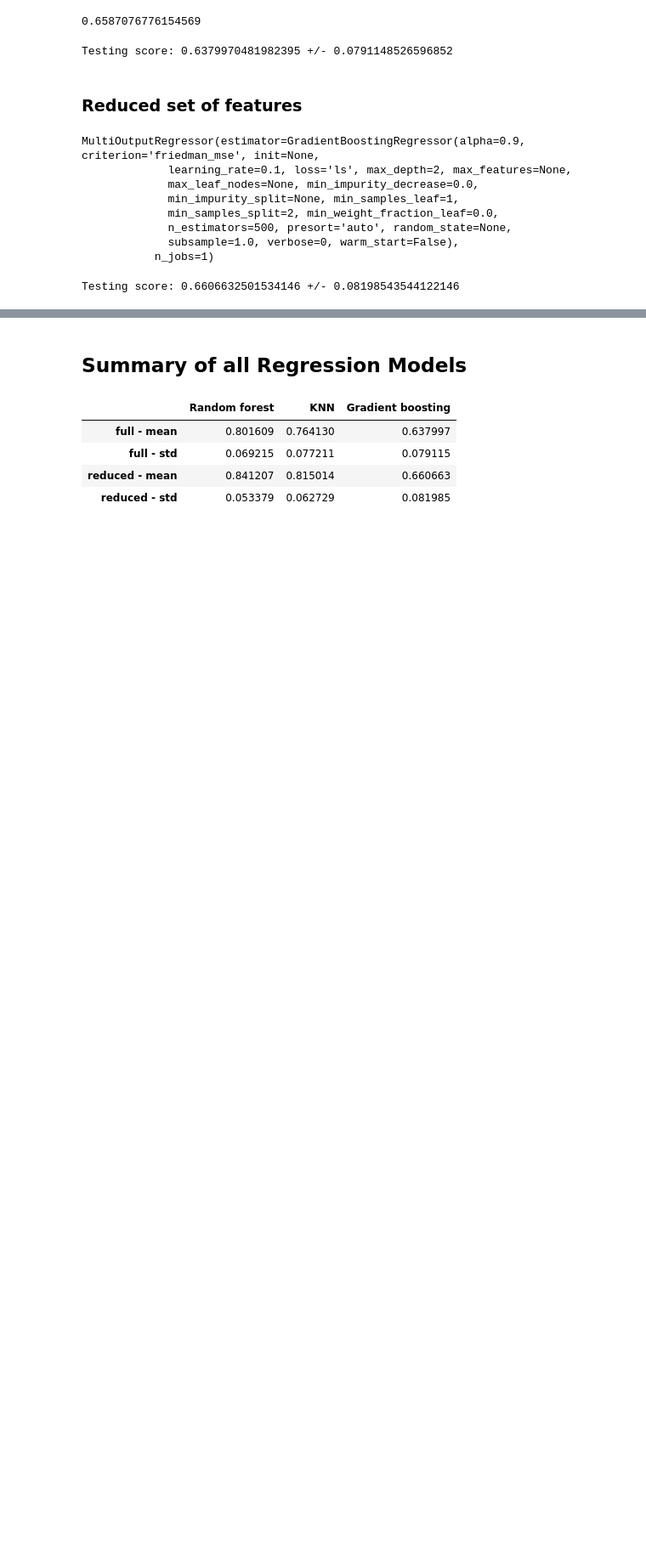
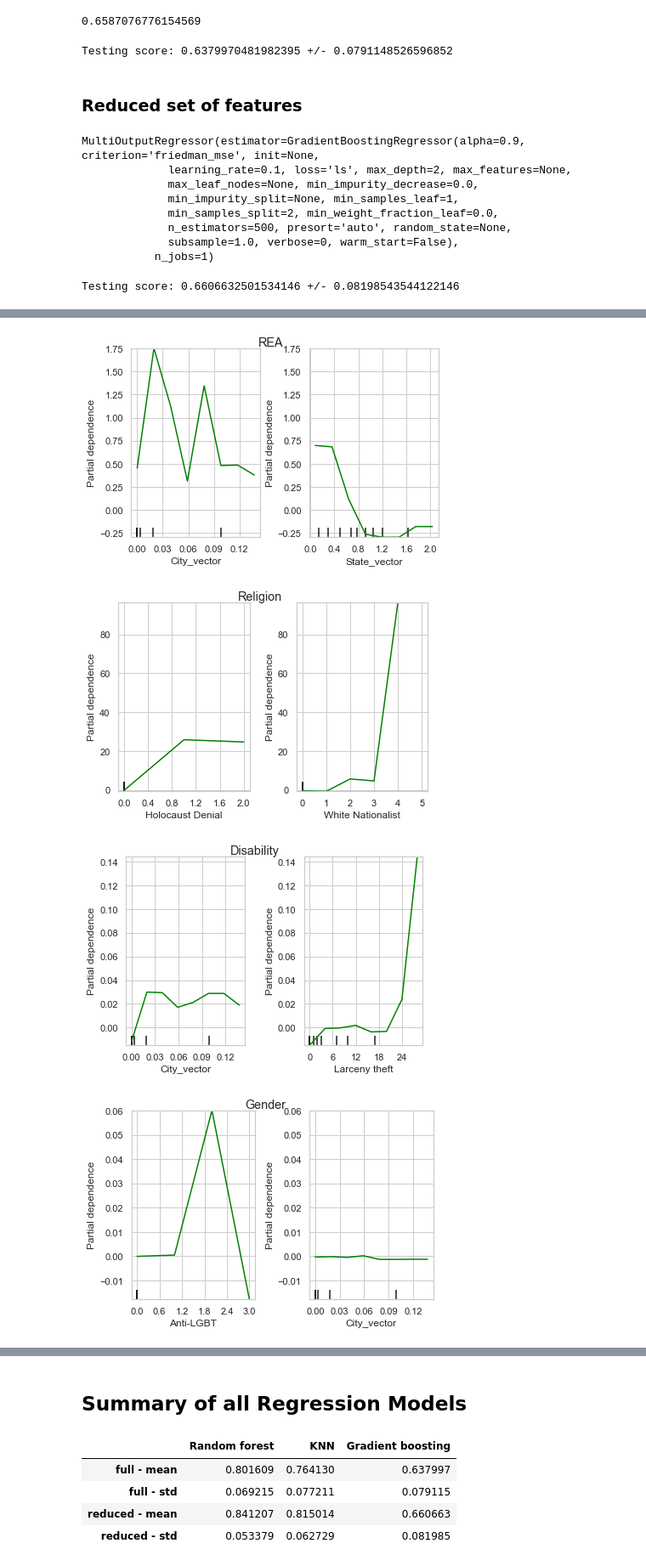
Before and after one commit to gemmaaa/capstone_projects, a Jupyter notebook: FC birlikde 1. Summary.ipynb, the cells around one changed output, grey strips where cells are left out. Shown at 85% size. Saved outputs shown, nothing was run; the diff lists cells and outputs as text; code cells hidden in the pictures; blank space fills up the shorter version.

```diff
--- a/FC birlikde 1. Summary.ipynb
+++ b/FC birlikde 1. Summary.ipynb
@@ -1275,0 +1282,60 @@ Testing score: 0.6606632501534146 +/- 0.08198543544122146
+# %%
+# making a dictionary where each value is one outcome variable
+single_y = {}
+
+cols = y_reduced_train.columns.values
+
+for col in cols:
+    single_y[col] = y_reduced_train[col]
+
+# using the model as defined before
+
+clf = ensemble.GradientBoostingRegressor(**params)
+# %%
+# make a dictionary to populate with all the info, below
+d = {}
+
+# fitting it and seeing the score to get an idea
+for reqm in range(len(cols)):
+
+    clf.fit(X_reduced_train, single_y[cols[reqm]])
+
+    test_score = clf.score(X_reduced_train, single_y[cols[reqm]])
+
+    importances = clf.feature_importances_
+
+    # Sort feature importances in descending order
+    indices = np.argsort(importances)[::-1]
+
+    # Rearrange feature names so they match the sorted feature importances
+    names = [X_reduced_train.columns[i] for i in indices]
+
+    # get the 2 most important features
+    important_two = []
+    for i in range(2):
+        num_to_add = X_reduced_train.columns.get_loc(names[i])
+        important_two.append(num_to_add)
+
+    # add the important features to the dict for later
+    d.update( {cols[reqm] : (test_score, names[:2], # names of important features
+            importances[important_two[0]],importances[important_two[1]] ) } )
+             #the number from the feature importances
+
+
+    # run the partial dependency plot
+
+    myplots = plot_partial_dependence(clf,
+                                       features=important_two,
+                                      # column numbers of plots we want to show
+                                       X=X_reduced_train,     # raw predictors data.
+                                      feature_names=X_reduced_train.columns.values,
+                                      # labels on graphs
+                                       grid_resolution=8)
+    plt.suptitle(cols[reqm])
+    plt.tight_layout()
+    plt.show()
+# %% [output]
+[figure, added]
+[figure, added]
+[figure, added]
+[figure, added]
```
Also changed, not shown: parts of 6 cells of this notebook.
